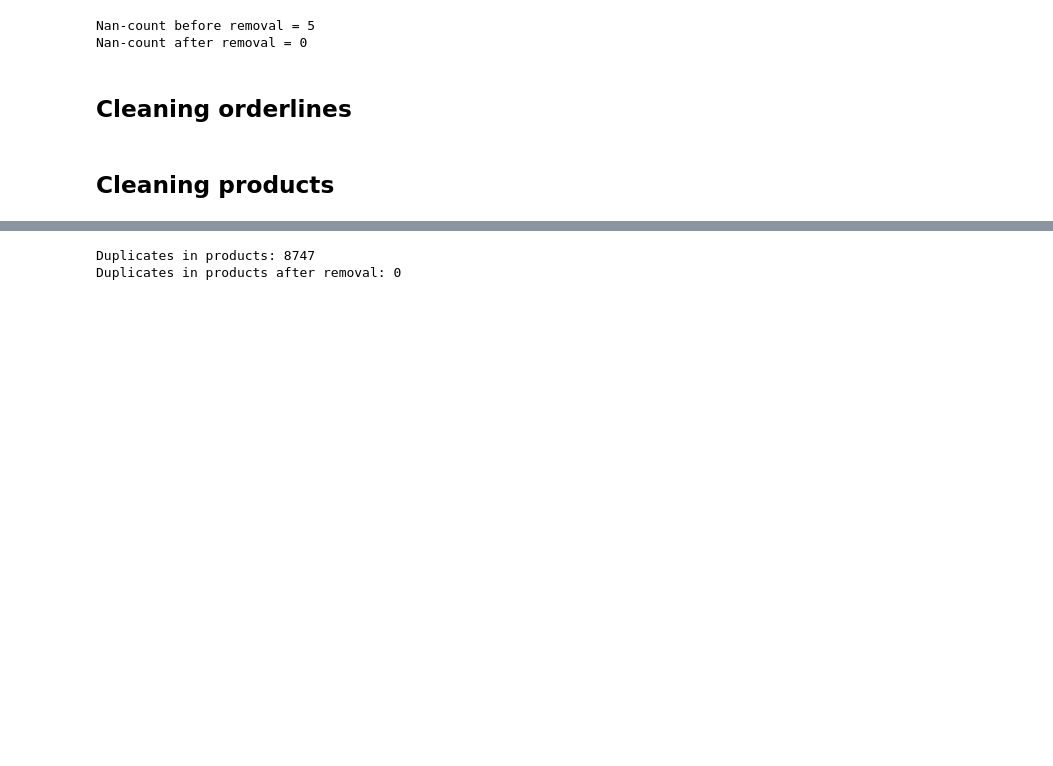
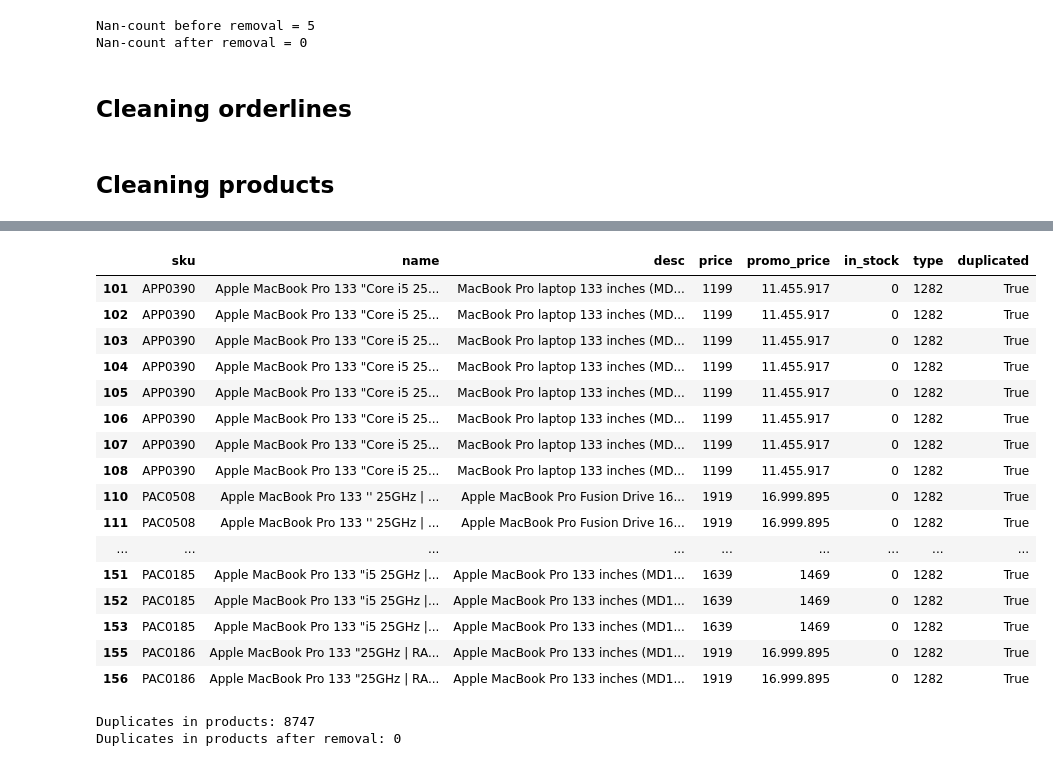
Before and after one commit to tobiasaurer/python-eniac-dataprocessing, a Jupyter notebook: data_exploration.ipynb, the cells around one changed output, grey strips where cells are left out. Cells and saved outputs as stored; diff of their text form; code cells hidden in the pictures; blank space fills up the shorter version.

```diff
--- a/data_exploration.ipynb
+++ b/data_exploration.ipynb
@@ -226,3 +208,28 @@ orderlines['total_price'] = orderlines['product_quantity'] * orderlines['unit_pr
+# %%
+(
+products
+    .assign(duplicated = lambda df: df[['sku', 'price']].duplicated())
+    .query("duplicated == True")
+    .head(50)
+)
+# %% [output]
+|  | sku | name | desc | price | promo_price | in_stock | type | duplicated |
+| 101 | APP0390 | Apple MacBook Pro 133 "Core i5 25... | MacBook Pro laptop 133 inches (MD... | 1199 | 11.455.917 | 0 | 1282 | True |
+| 102 | APP0390 | Apple MacBook Pro 133 "Core i5 25... | MacBook Pro laptop 133 inches (MD... | 1199 | 11.455.917 | 0 | 1282 | True |
+| 103 | APP0390 | Apple MacBook Pro 133 "Core i5 25... | MacBook Pro laptop 133 inches (MD... | 1199 | 11.455.917 | 0 | 1282 | True |
+| 104 | APP0390 | Apple MacBook Pro 133 "Core i5 25... | MacBook Pro laptop 133 inches (MD... | 1199 | 11.455.917 | 0 | 1282 | True |
+| 105 | APP0390 | Apple MacBook Pro 133 "Core i5 25... | MacBook Pro laptop 133 inches (MD... | 1199 | 11.455.917 | 0 | 1282 | True |
+| 106 | APP0390 | Apple MacBook Pro 133 "Core i5 25... | MacBook Pro laptop 133 inches (MD... | 1199 | 11.455.917 | 0 | 1282 | True |
+| 107 | APP0390 | Apple MacBook Pro 133 "Core i5 25... | MacBook Pro laptop 133 inches (MD... | 1199 | 11.455.917 | 0 | 1282 | True |
+| 108 | APP0390 | Apple MacBook Pro 133 "Core i5 25... | MacBook Pro laptop 133 inches (MD... | 1199 | 11.455.917 | 0 | 1282 | True |
+| 110 | PAC0508 | Apple MacBook Pro 133 '' 25GHz | ... | Apple MacBook Pro Fusion Drive 16... | 1919 | 16.999.895 | 0 | 1282 | True |
+| 111 | PAC0508 | Apple MacBook Pro 133 '' 25GHz | ... | Apple MacBook Pro Fusion Drive 16... | 1919 | 16.999.895 | 0 | 1282 | True |
+| ... | ... | ... | ... | ... | ... | ... | ... | ... |
+| 151 | PAC0185 | Apple MacBook Pro 133 "i5 25GHz |... | Apple MacBook Pro 133 inches (MD1... | 1639 | 1469 | 0 | 1282 | True |
+| 152 | PAC0185 | Apple MacBook Pro 133 "i5 25GHz |... | Apple MacBook Pro 133 inches (MD1... | 1639 | 1469 | 0 | 1282 | True |
+| 153 | PAC0185 | Apple MacBook Pro 133 "i5 25GHz |... | Apple MacBook Pro 133 inches (MD1... | 1639 | 1469 | 0 | 1282 | True |
+| 155 | PAC0186 | Apple MacBook Pro 133 "25GHz | RA... | Apple MacBook Pro 133 inches (MD1... | 1919 | 16.999.895 | 0 | 1282 | True |
+| 156 | PAC0186 | Apple MacBook Pro 133 "25GHz | RA... | Apple MacBook Pro 133 inches (MD1... | 1919 | 16.999.895 | 0 | 1282 | True |
 # %%
 # Duplicates
 print(f'Duplicates in products: {products.duplicated("sku").sum()}')
```
Also changed, not shown: parts of 12 cells of this notebook.
